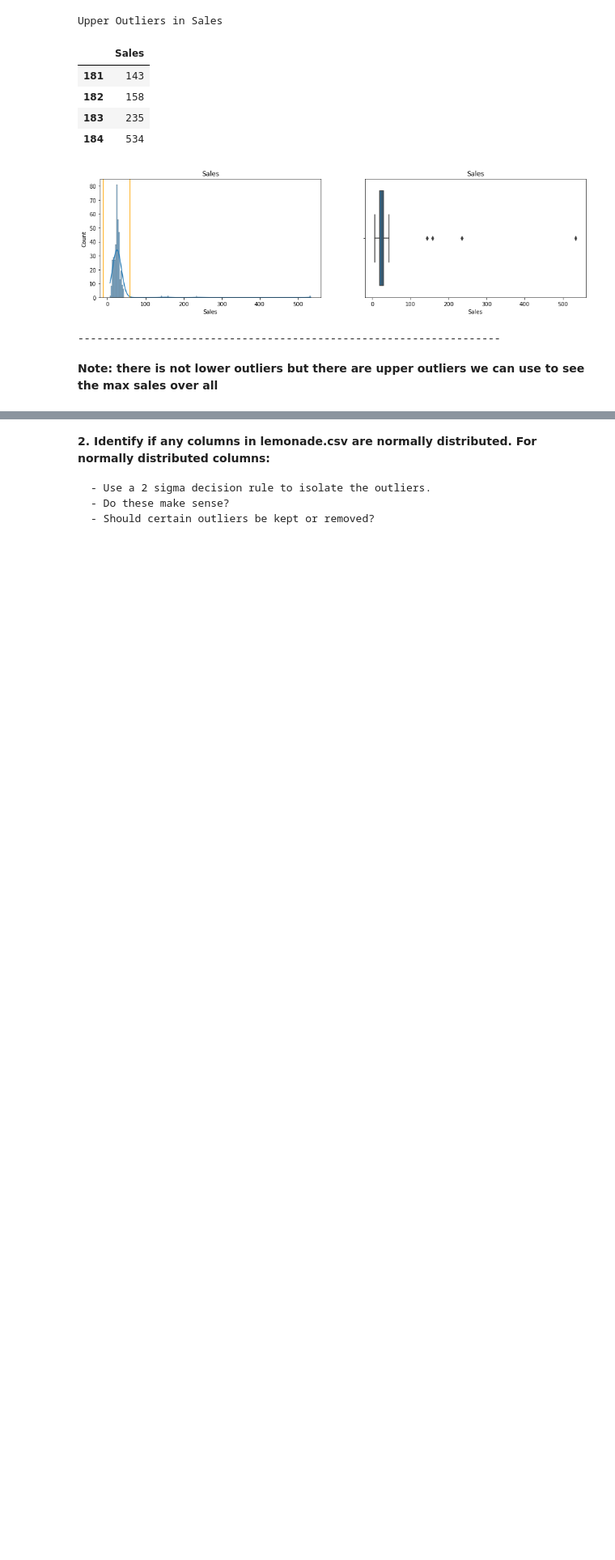
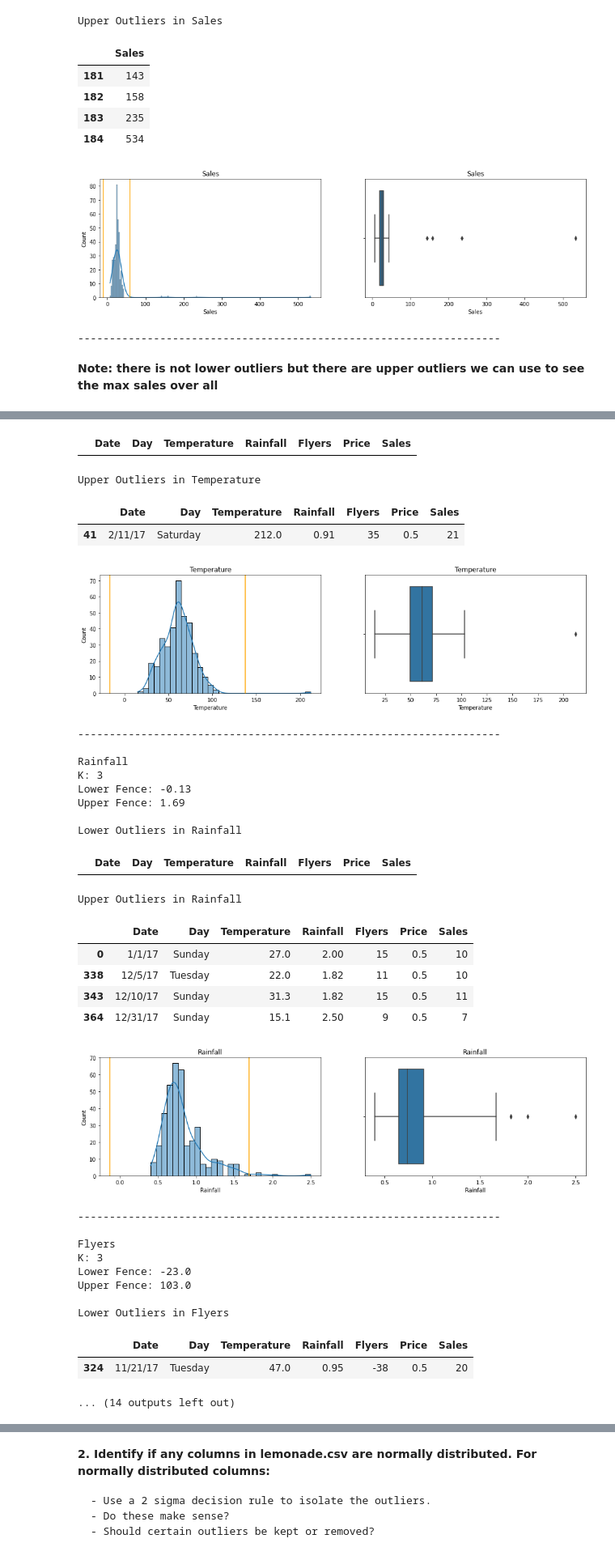
Before and after one commit to cindyvillanuevads/anomaly-detection-exercises, a Jupyter notebook: continuous_probabilistic_methods.ipynb, the cells around one changed output, grey strips where cells are left out. Shown at 81% size. Drawn from its saved outputs; the diff is of its cells as text; code cells hidden in the pictures; blank space fills up the shorter version.

```diff
--- a/continuous_probabilistic_methods.ipynb
+++ b/continuous_probabilistic_methods.ipynb
@@ -552,3 +584,6 @@ Upper Outliers in Sales
 -------------------------------------------------------------------
 # %% [markdown]
 **Note: there is not lower outliers but there are upper outliers we can use to see the max sales over all**
+# %%
+get_low_and_up_bounds_df(df, k=3)
+# %% [output]
@@ -554,0 +596,32 @@ Upper Outliers in Sales
+|  | Date | Day | Temperature | Rainfall | Flyers | Price | Sales |
+Upper Outliers in Temperature
+|  | Date | Day | Temperature | Rainfall | Flyers | Price | Sales |
+| 41 | 2/11/17 | Saturday | 212.0 | 0.91 | 35 | 0.5 | 21 |
+[figure, added]
+-------------------------------------------------------------------
+
+Rainfall
+K: 3
+Lower Fence: -0.13
+Upper Fence: 1.69
+
+Lower Outliers in Rainfall
+|  | Date | Day | Temperature | Rainfall | Flyers | Price | Sales |
+Upper Outliers in Rainfall
+|  | Date | Day | Temperature | Rainfall | Flyers | Price | Sales |
+| 0 | 1/1/17 | Sunday | 27.0 | 2.00 | 15 | 0.5 | 10 |
+| 338 | 12/5/17 | Tuesday | 22.0 | 1.82 | 11 | 0.5 | 10 |
+| 343 | 12/10/17 | Sunday | 31.3 | 1.82 | 15 | 0.5 | 11 |
+| 364 | 12/31/17 | Sunday | 15.1 | 2.50 | 9 | 0.5 | 7 |
+[figure, added]
+-------------------------------------------------------------------
+
+Flyers
+K: 3
+Lower Fence: -23.0
+Upper Fence: 103.0
+
+Lower Outliers in Flyers
+|  | Date | Day | Temperature | Rainfall | Flyers | Price | Sales |
+| 324 | 11/21/17 | Tuesday | 47.0 | 0.95 | -38 | 0.5 | 20 |
+... (14 outputs left out)
```
Also changed, not shown: parts of 13 cells of this notebook.
